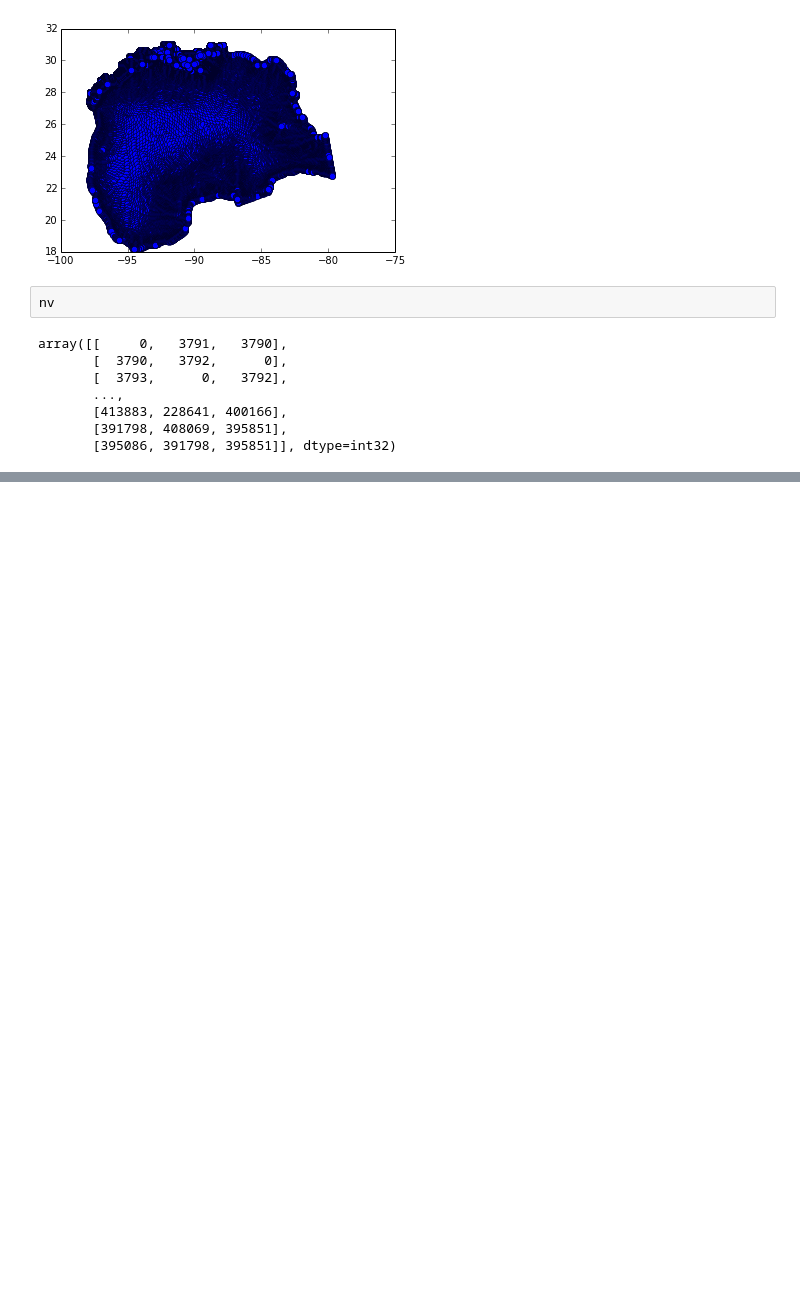
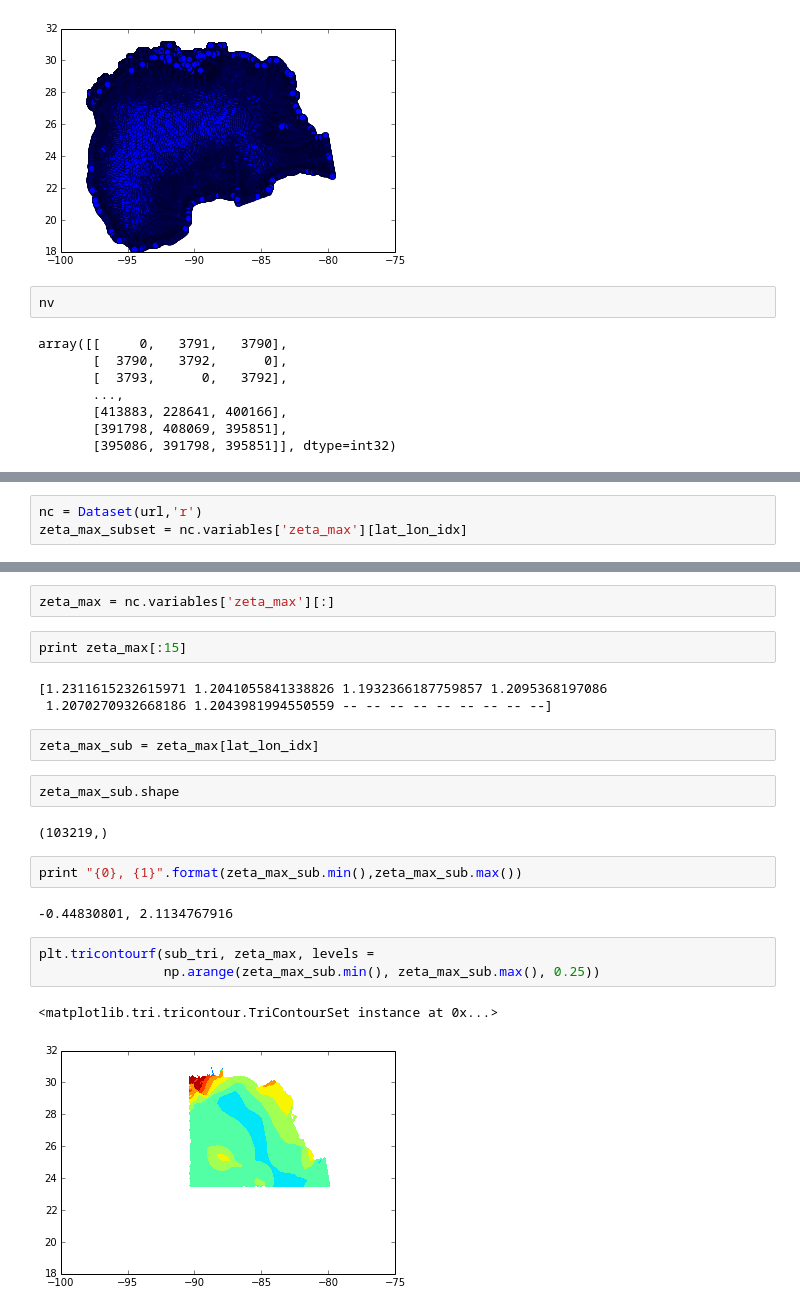
Before and after one commit to brandonmayer-zz/comt_testbed_notebooks, a Jupyter notebook: scratch_und_adcirc_ike_2d_final_run_without_waves.ipynb, the cells around one changed output, grey strips where cells are left out. Cells and saved outputs as stored; diff of their text form; blank space fills up the shorter version.

```diff
--- a/scratch_und_adcirc_ike_2d_final_run_without_waves.ipynb
+++ b/scratch_und_adcirc_ike_2d_final_run_without_waves.ipynb
@@ -113,0 +189,3 @@ array([[     0,   3791,   3790],
+# %%
+nc = Dataset(url,'r')
+zeta_max_subset = nc.variables['zeta_max'][lat_lon_idx]
@@ -113,0 +196,23 @@ array([[     0,   3791,   3790],
+# %%
+zeta_max = nc.variables['zeta_max'][:]
+# %%
+print zeta_max[:15]
+# %% [output]
+[1.2311615232615971 1.2041055841338826 1.1932366187759857 1.2095368197086
+ 1.2070270932668186 1.2043981994550559 -- -- -- -- -- -- -- -- --]
+# %%
+zeta_max_sub = zeta_max[lat_lon_idx]
+# %%
+zeta_max_sub.shape
+# %% [output]
+(103219,)
+# %%
+print "{0}, {1}".format(zeta_max_sub.min(),zeta_max_sub.max())
+# %% [output]
+-0.44830801, 2.1134767916
+# %%
+plt.tricontourf(sub_tri, zeta_max, levels =
+                np.arange(zeta_max_sub.min(), zeta_max_sub.max(), 0.25))
+# %% [output]
+<matplotlib.tri.tricontour.TriContourSet instance at 0x...>
+[figure, added]
```
Also changed, not shown: parts of 16 cells of this notebook, 4 other files.
